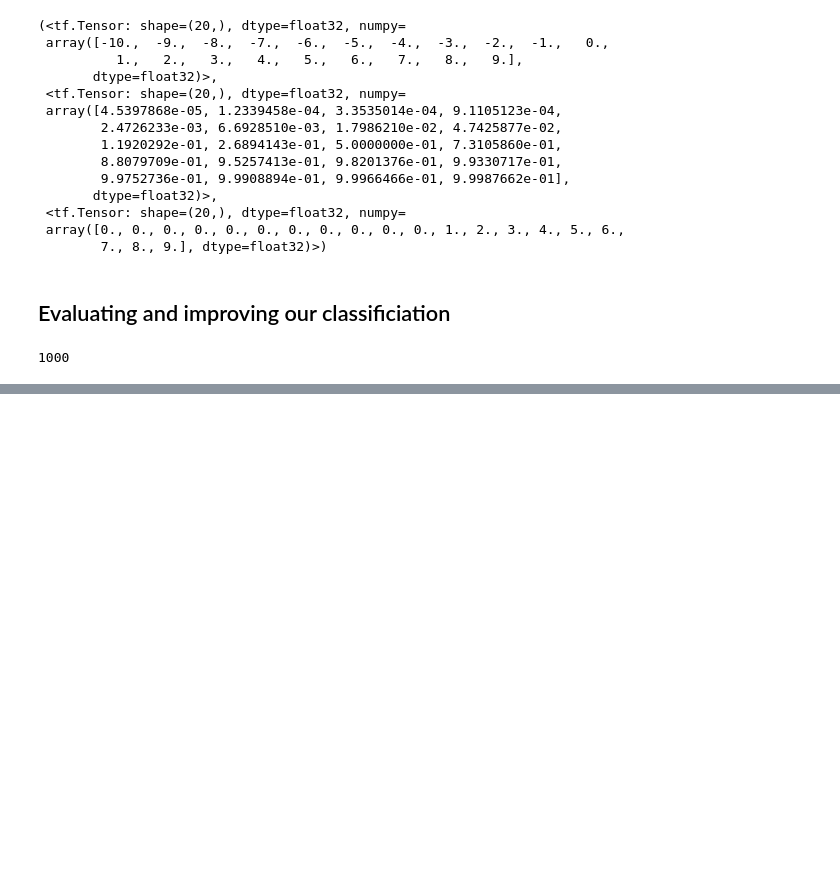
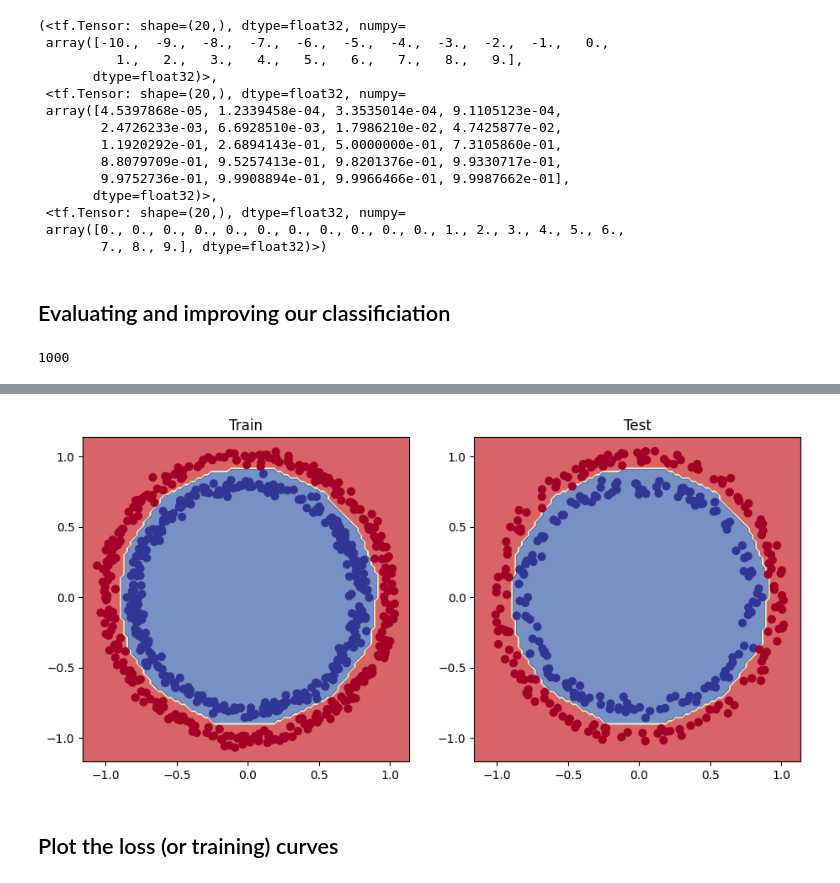
Before and after one commit to Franulo/Deep-Learning-Journey, a Jupyter notebook: 02.ipynb, the cells around one changed output, grey strips where cells are left out. Saved outputs shown, nothing was run; the diff lists cells and outputs as text; code cells hidden in the pictures; blank space fills up the shorter version.

```diff
--- a/02.ipynb
+++ b/02.ipynb
@@ -245,0 +295,9 @@ y_train, y_test = train_test_split(np.reshape(y, (-1,1)), test_size=0.33, random
+# %%
+plt.figure(figsize=(11, 5))
+plt.subplot(1, 2, 1)
+plt.title("Train")
+plot_decision_boundary(model_2, x_train, y_train)
+plt.subplot(1, 2, 2)
+plt.title("Test")
+plot_decision_boundary(model_2, x_test, y_test)
+# %% [output]
@@ -245,0 +308,3 @@ y_train, y_test = train_test_split(np.reshape(y, (-1,1)), test_size=0.33, random
+[figure, added]
+# %% [markdown]
+## Plot the loss (or training) curves
```
Also changed, not shown: parts of 38 cells of this notebook.
